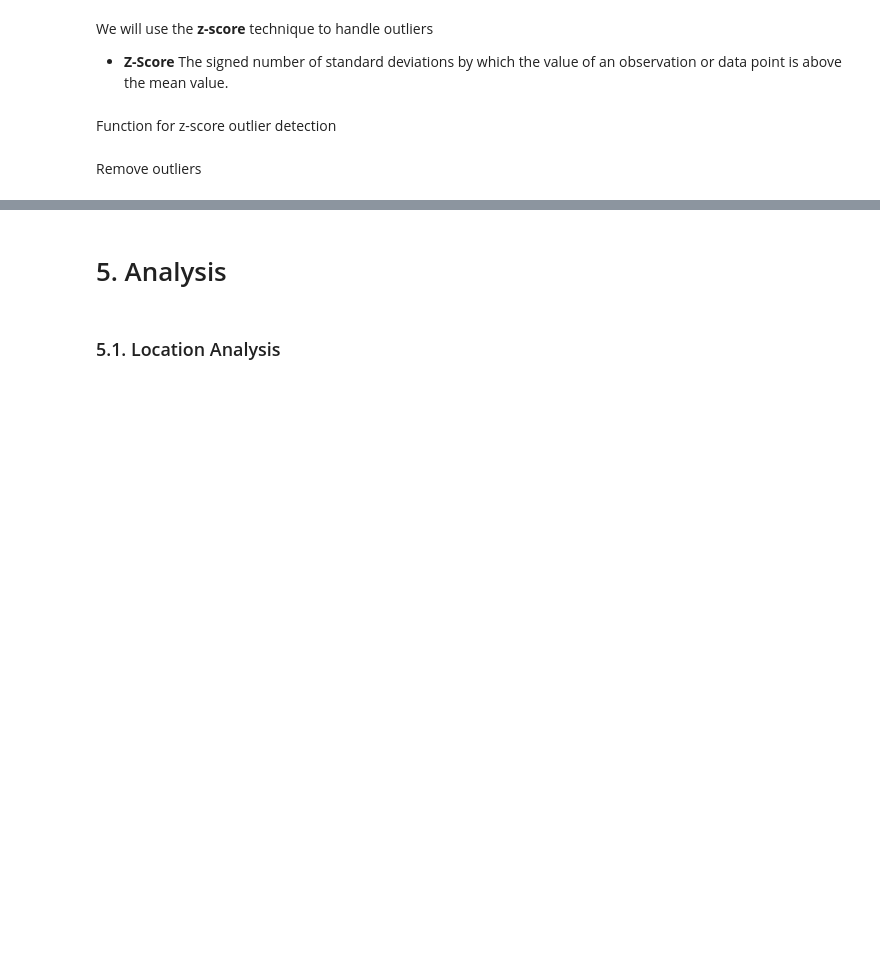
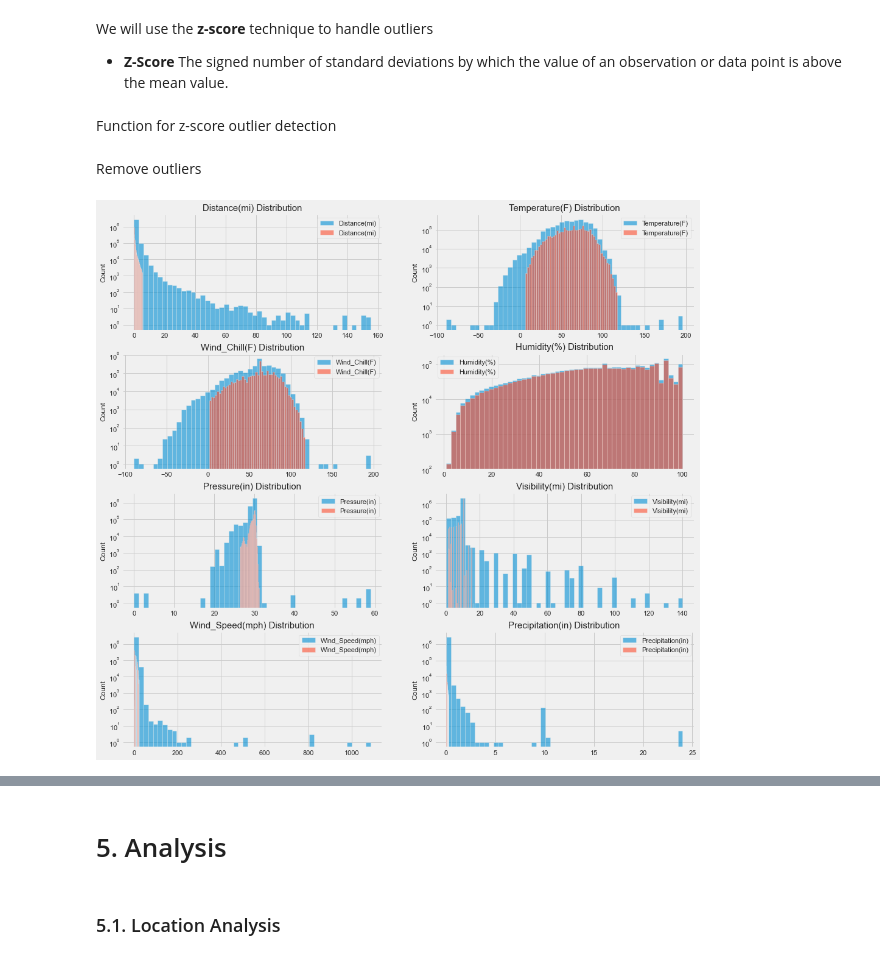
Before and after one commit to lyubol/Exploratory-Data-Analysis, a Jupyter notebook: EDA - US Accidents/US Accidents-checkpoint.ipynb, the cells around one changed output, grey strips where cells are left out. Drawn from its saved outputs; the diff is of its cells as text; code cells hidden in the pictures; blank space fills up the shorter version.

```diff
--- a/EDA - US Accidents/US Accidents-checkpoint.ipynb
+++ b/EDA - US Accidents/US Accidents-checkpoint.ipynb
@@ -578,3 +588,34 @@ for column in numeric_columns:
 # Remove outliers based on the calculated lower and upper bounderies
 for i in outliers_bounderies:
     df = df[(df[i] > outliers_bounderies[i]["lower"]) & (df[i] < outliers_bounderies[i]["upper"])]
+# %%
+# Plot all columns on a set of histograms
+plt.figure(figsize=(15, 15))
+
+for index, column in enumerate(numeric_columns):
+    plt.subplot(4, 2, index+1)
+    df_with_outliers[column].hist(bins=50, label=column, alpha=0.6, log=True)
+    plt.ylabel("Count", fontsize=12)
+    plt.title(f"{column} Distribution", fontsize=15)
+    plt.legend()
+
+    plt.subplot(4, 2, index+1)
+    df[column].hist(bins=50, label=column, alpha=0.6, log=True)
+    plt.ylabel("Count", fontsize=12)
+    plt.title(f"{column} Distribution", fontsize=15)
+    plt.legend()
+
+
+# df_with_outliers['Temperature(F)'].hist(bins=50, label='Temperature(F)', alpha=0.6, log=True)
+# plt.ylabel("Count")
+# plt.title("Temperature(F) Distribution")
+# plt.legend()
+
+# # df_outliers_removed = df[(df["Temperature(F)"] > outliers_bounderies["Temperature(F)"]["lower"]) & (df["Temperature(F)"] < outliers_bounderies["Temperature(F)"]["upper"])]
+
+# df['Temperature(F)'].hist(bins=50, label='Temperature(F)', alpha=0.6, log=True)
+# plt.ylabel("Count")
+# plt.title("Temperature(F) Distribution")
+# plt.legend()
+# %% [output]
+[figure, added]
```
Also changed, not shown: parts of 5 cells of this notebook.
